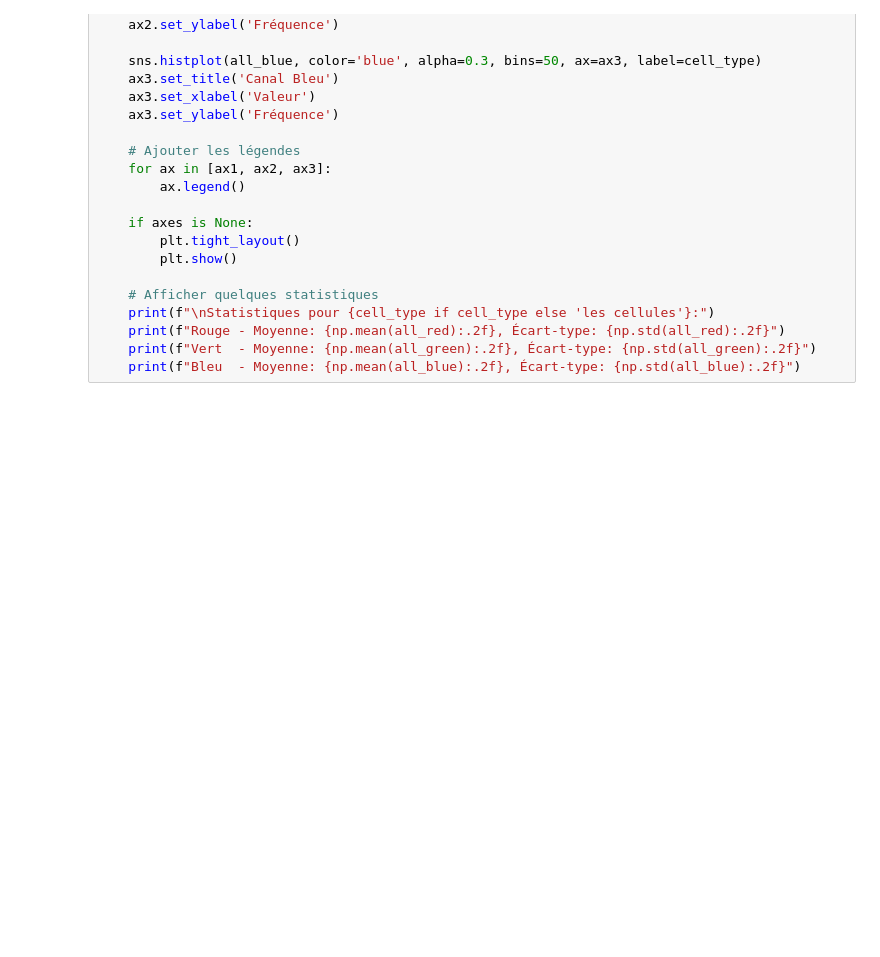
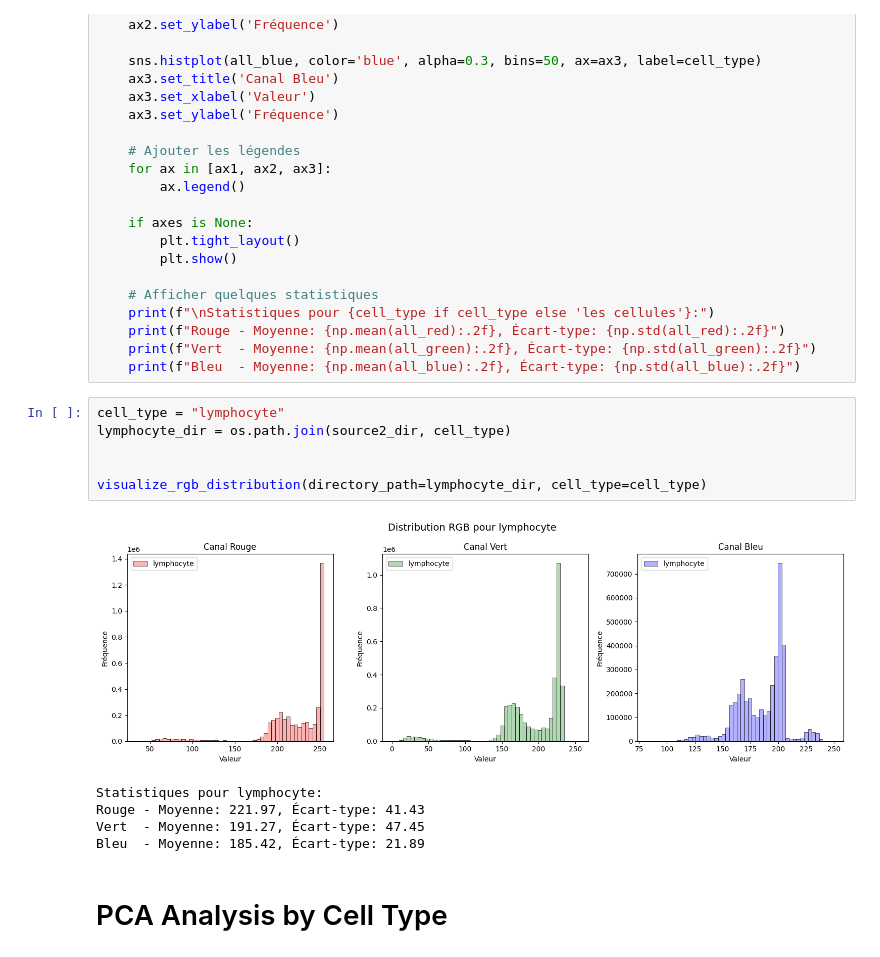
Before and after one commit to AnthoSocofer/DataScienceTest_BloodCellClassification, a Jupyter notebook: notebooks/img_RGB_analysis_ASA.ipynb, the cells around one changed output. Saved outputs shown, nothing was run; the diff lists cells and outputs as text; blank space fills up the shorter version.

Commit message:
ASA - RGB analysis notebook

```diff
--- a/notebooks/img_RGB_analysis_ASA.ipynb
+++ b/notebooks/img_RGB_analysis_ASA.ipynb
@@ -254,3 +255,17 @@ def visualize_rgb_distribution(directory_path, cell_type=None, axes=None):
     print(f"Rouge - Moyenne: {np.mean(all_red):.2f}, Écart-type: {np.std(all_red):.2f}")
     print(f"Vert  - Moyenne: {np.mean(all_green):.2f}, Écart-type: {np.std(all_green):.2f}")
     print(f"Bleu  - Moyenne: {np.mean(all_blue):.2f}, Écart-type: {np.std(all_blue):.2f}")
+# %%
+cell_type = "lymphocyte"
+lymphocyte_dir = os.path.join(source2_dir, cell_type)
+
+
+visualize_rgb_distribution(directory_path=lymphocyte_dir, cell_type=cell_type)
+# %% [output]
+[figure, added]
+Statistiques pour lymphocyte:
+Rouge - Moyenne: 221.97, Écart-type: 41.43
+Vert  - Moyenne: 191.27, Écart-type: 47.45
+Bleu  - Moyenne: 185.42, Écart-type: 21.89
+# %% [markdown]
+# PCA Analysis by Cell Type
```
Also changed, not shown: parts of 3 cells of this notebook.
